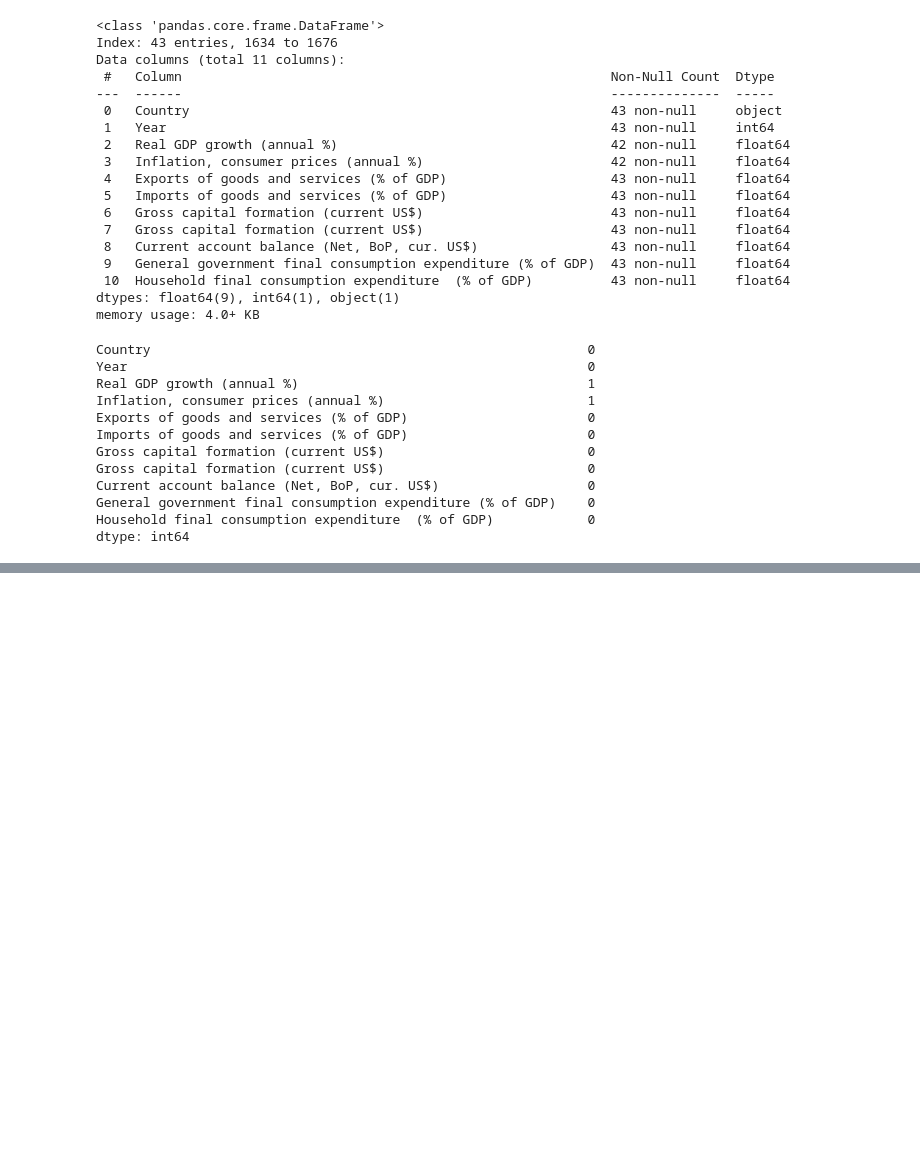
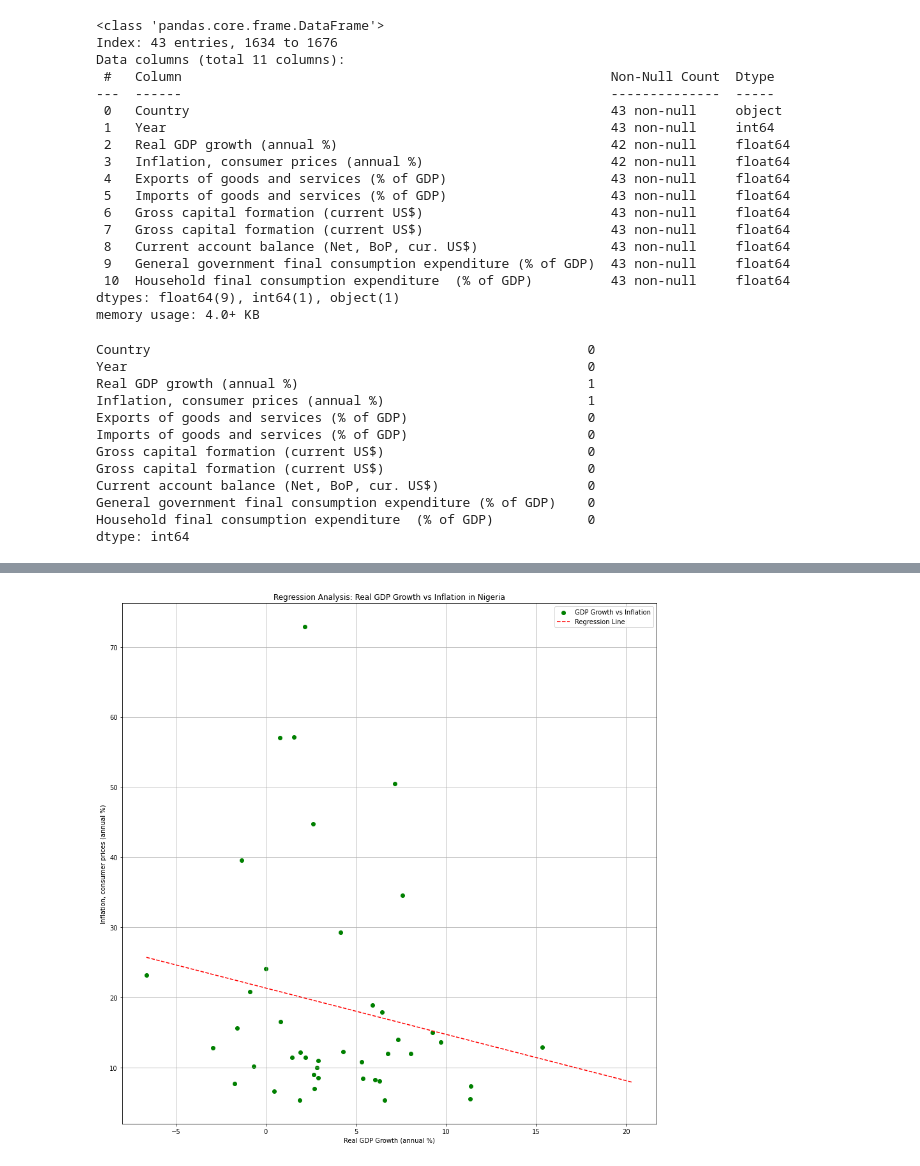
Before and after one commit to techwithmatty/EM-Frontier-Nigeria-Macroeconomic-Analysis, a Jupyter notebook: EM Macro: Nigeria Economic Analysis.ipynb, the cells around one changed output, grey strips where cells are left out. Saved outputs shown, nothing was run; the diff lists cells and outputs as text; code cells hidden in the pictures; blank space fills up the shorter version.

Commit message:
added regression

```diff
--- a/EM Macro: Nigeria Economic Analysis.ipynb
+++ b/EM Macro: Nigeria Economic Analysis.ipynb
@@ -193,0 +297,22 @@ AttributeError: Line2D.set() got an unexpected keyword argument 'linestye'
+# %%
+fig, ax = plt.subplots(figsize=(15,15))
+
+ax.scatter(gdp_growth, inflation, color='green', label='GDP Growth vs Inflation', marker='o')
+
+ax.set_xlabel('Real GDP Growth (annual %)')
+ax.set_ylabel('Inflation, consumer prices (annual %)')
+ax.set_title('Regression Analysis: Real GDP Growth vs Inflation in Nigeria')
+ax.grid(True)
+ax.legend()
+
+regression_model = np.polyfit(gdp_growth, inflation, 1)
+regression_line = np.poly1d(regression_model)
+
+x_range = np.linspace(min(gdp_growth), max(gdp_growth)+5, 100)
+
+ax.plot(x_range, regression_line(x_range), color='red', linestyle='--', label='Regression Line')
+
+plt.legend()
+plt.show()
+# %% [output]
+[figure, added]
```
Also changed, not shown: parts of 21 cells of this notebook.
